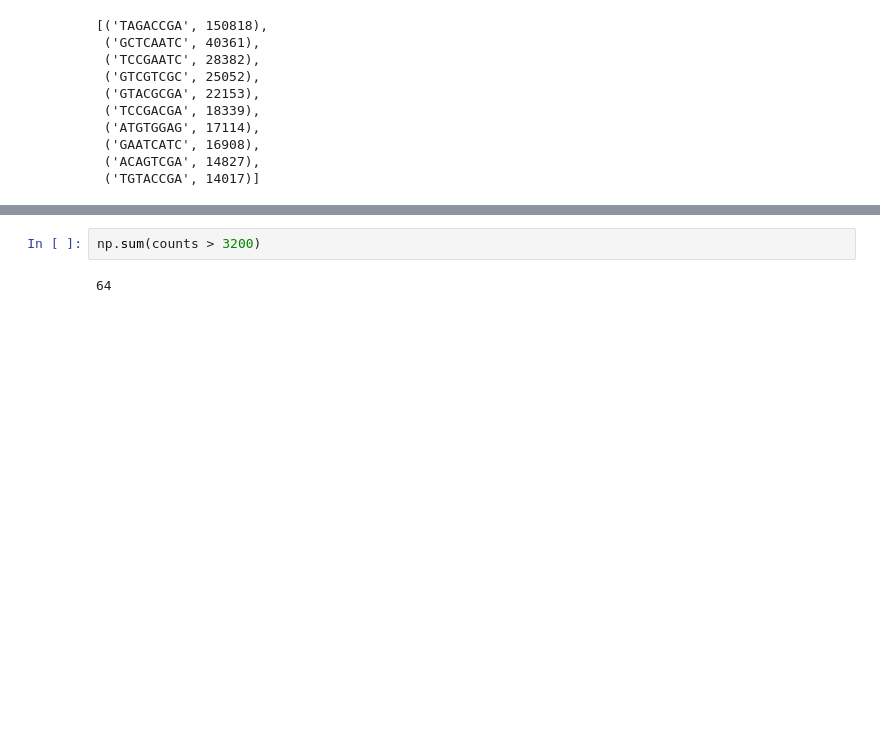
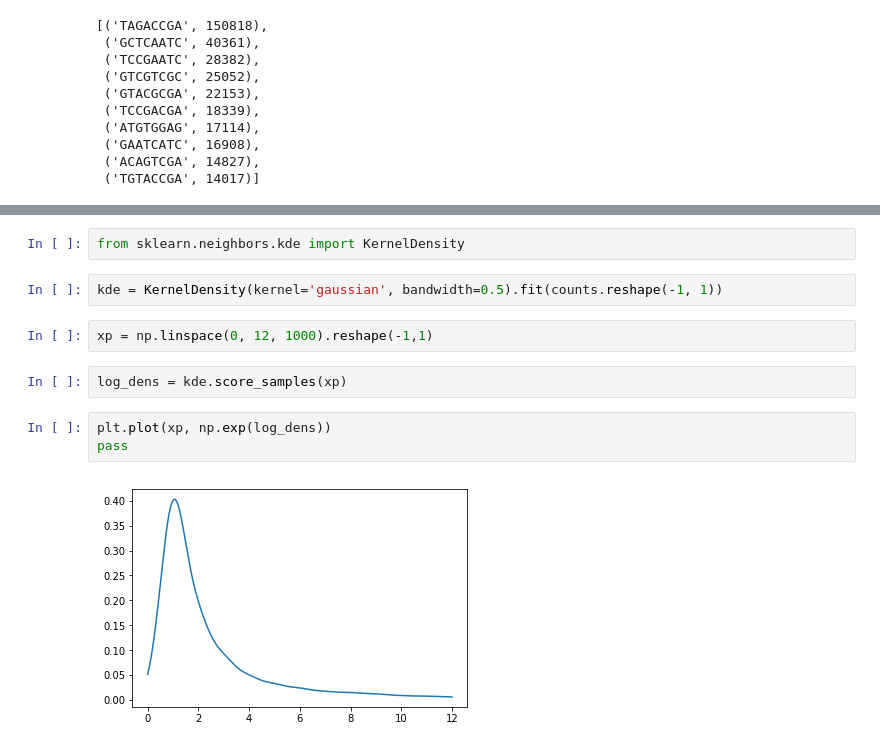
Before and after one commit to Pranav1234567/scRNA-Seq-Pipeline, a Jupyter notebook: notebooks/Count_Barcodes.ipynb, the cells around one changed output, grey strips where cells are left out. Drawn from its saved outputs; the diff is of its cells as text; blank space fills up the shorter version.

```diff
--- a/notebooks/Count_Barcodes.ipynb
+++ b/notebooks/Count_Barcodes.ipynb
@@ -77,4 +252,13 @@ np.sum(counts > 1600)
-# %%
-np.sum(counts > 3200)
-# %% [output]
-64
+# %%
+from sklearn.neighbors.kde import KernelDensity
+# %%
+kde = KernelDensity(kernel='gaussian', bandwidth=0.5).fit(counts.reshape(-1, 1))
+# %%
+xp = np.linspace(0, 12, 1000).reshape(-1,1)
+# %%
+log_dens = kde.score_samples(xp)
+# %%
+plt.plot(xp, np.exp(log_dens))
+pass
+# %% [output]
+[figure, added]
```
Also changed, not shown: parts of 33 cells of this notebook, 1 other file.
